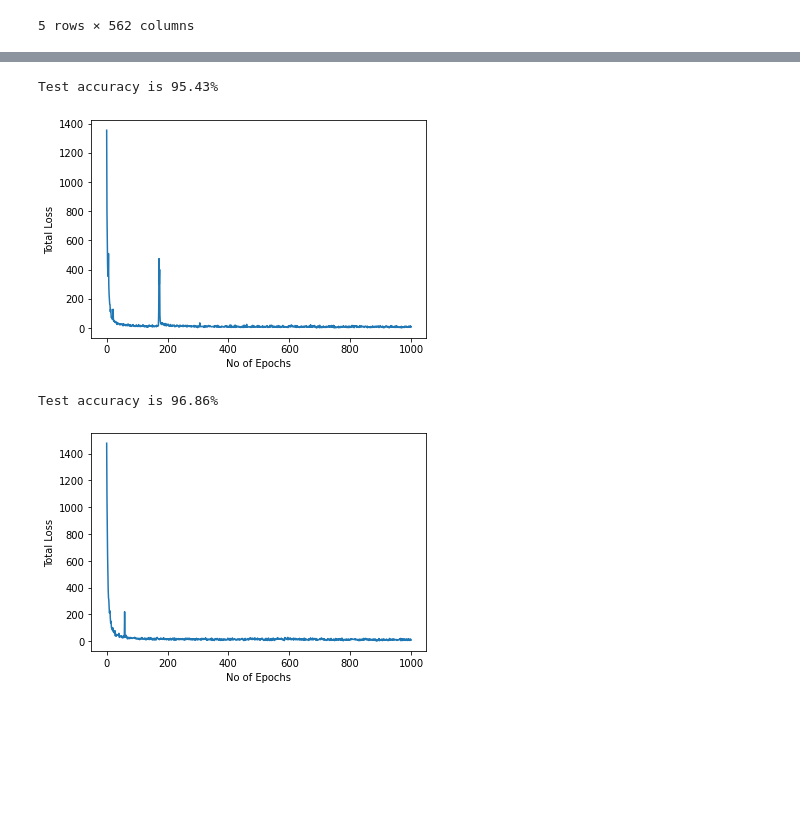
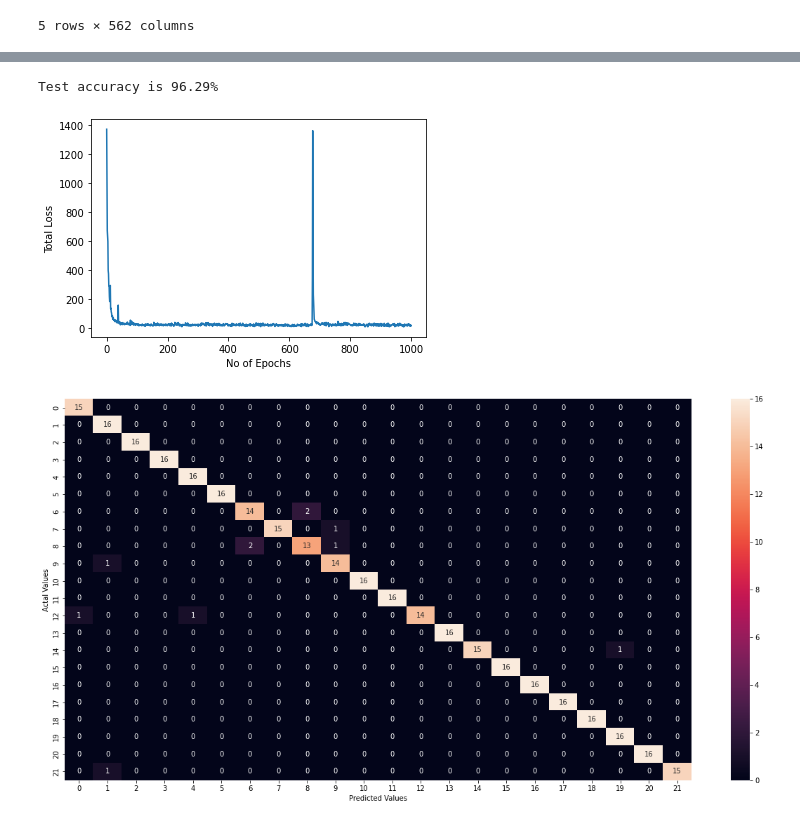
Before and after one commit to Saadman53/Thesis-Human-Activity-Recognition, a Jupyter notebook: Human_Action_Recognition_using_Sensor_Data.ipynb, the cells around one changed output, grey strips where cells are left out. Cells and saved outputs as stored; diff of their text form; code cells hidden in the pictures; blank space fills up the shorter version.

```diff
--- a/Human_Action_Recognition_using_Sensor_Data.ipynb
+++ b/Human_Action_Recognition_using_Sensor_Data.ipynb
@@ -81,6 +112,6 @@ df.drop(['Unnamed: 0'], axis = 1, inplace = True)
 # %%
 X = df.drop(['activity'], axis = 1)
 y = df['activity']
-X_train_val, X_test, y_train_val, y_test = train_test_split(X, y,test_size=0.3, random_state=42)
-X_train, X_val, y_train, y_val = train_test_split(X_train_val, y_train_val,test_size=0.1, random_state=21)
+X_train_val, X_test, y_train_val, y_test = train_test_split(X, y,test_size=0.3, random_state=42, stratify = y)
+X_train, X_val, y_train, y_val = train_test_split(X_train_val, y_train_val,test_size=0.1, random_state=21,  stratify = y_train_val)
 features = X.columns
@@ -87,3 +120,5 @@ features = X.columns
+# %%
+features = X_train.columns
 # %%
 #relief f
 from sklearn.metrics.pairwise import pairwise_distances
@@ -287,7 +322,7 @@ def genetic_feature_selection(X_train, y_train):
 
 def mutual_information_feature_selection(X_train, y_train):
   mi_scores = mutual_info_regression(X_train, y_train, discrete_features=False)
-  mi_scores = pd.Series(mi_scores, name="MI Scores", index=X.columns)
+  mi_scores = pd.Series(mi_scores, name="MI Scores", index=X_train.columns)
   mi_scores = mi_scores.sort_values(ascending=False)
   selected_features_info_gain = mi_scores[mi_scores>0.5].index.values
   return selected_features_info_gain
@@ -300,11 +335,11 @@ def mutual_information_feature_selection(X_train, y_train):
 #   return ser[ser>0.0]
 def gain_ratio_feature_selection(X_train, y_train):
   gain_ratio = []
-  print("Gain Ratio:\nCol\tScore")
+  #print("Gain Ratio:\nCol\tScore")
   for i in range(X_train.shape[1]):
     score = info_gain.info_gain_ratio(X_train.iloc[:,i], y_train )
     gain_ratio.append(score)
-    print(X_train.columns[i],score)
+    #print(X_train.columns[i],score)
   res = pd.Series(np.array(gain_ratio),index = features).sort_values(ascending=False)
   return res[res>0.60].index.values
 
@@ -313,7 +348,7 @@ def chi2_feature_selection(X_train1,y_train):
   X_train1 = scaler.fit_transform(X_train)
   from sklearn.feature_selection import chi2
   chi_scores = chi2(X_train1,y_train)
-  p_values = pd.Series(chi_scores[1],index = X.columns)
+  p_values = pd.Series(chi_scores[1],index = X_train.columns)
   p_values.sort_values(ascending = False , inplace = True)
   selected_features_chi = p_values[p_values>0.5].index.values
   return selected_features_chi
@@ -469,6 +489,18 @@ def multi_acc(y_pred, y_test):
     acc = acc * 100
     return acc
 # %%
+def plot_confusion_matrix(net, test_X, test_y):
+  y_pred = net(test_X)
+  y_pred_softmax = torch.log_softmax(y_pred, dim = 1)
+  _, y_pred = torch.max(y_pred_softmax, dim = 1)
+  y_pred = y_pred.detach().numpy().ravel()
+  cm = confusion_matrix(test_y.ravel(), y_pred)
+  f,ax=plt.subplots(figsize=(20,10))
+  sns.heatmap(cm,annot=True,fmt='.0f')
+  plt.ylabel('Actal Values')
+  plt.xlabel('Predicted Values')
+  plt.show()
+
 def model_training_evaluation(X_train, X_test, X_val, y_train, y_test, y_val,selected_feat):
   train_X = X_train[selected_feat]
   test_X = X_test[selected_feat]
@@ -533,3 +565,6 @@ def model_training_evaluation(X_train, X_test, X_val, y_train, y_test, y_val,sel
   sns.lineplot(range(1001),best_train_loss)
   plt.ylabel("Total Loss")
   plt.xlabel("No of Epochs")
+  plot_confusion_matrix(best_model, test_X, y_test-1)
+
+  return best_model
@@ -536,10 +607,6 @@ def model_training_evaluation(X_train, X_test, X_val, y_train, y_test, y_val,sel
 # %%
-model_training_evaluation(X_train, X_test, X_val, y_train, y_test, y_val,selected_feat_efs_mi)
+net = model_training_evaluation(X_train, X_test, X_val, y_train, y_test, y_val,features)
 # %% [output]
-Test accuracy is 95.43%
+Test accuracy is 96.29%
-[figure, old version]
+[figure, new version]
+[figure, added]
-# %%
-model_training_evaluation(X_train, X_test, X_val, y_train, y_test, y_val,selected_feat_ecfs)
-# %% [output]
-Test accuracy is 96.86%
-[figure, removed]
```
Also changed, not shown: parts of 11 cells of this notebook.
